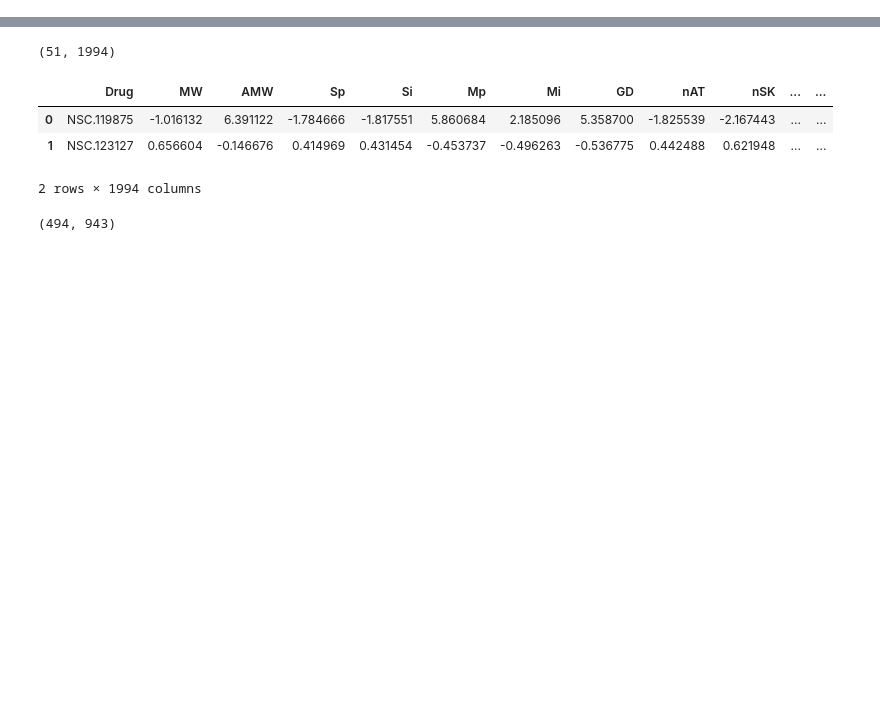
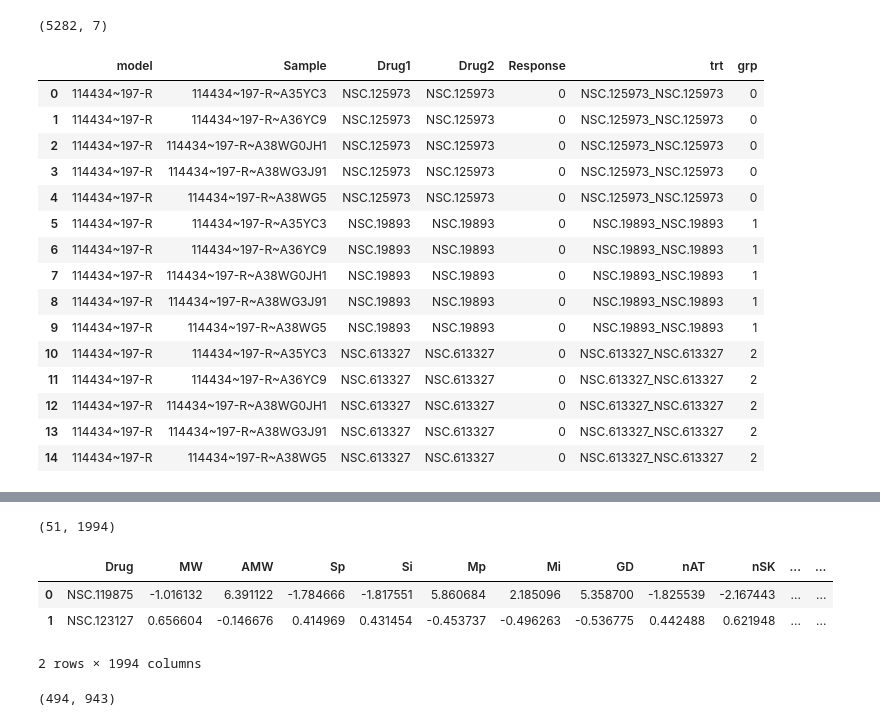
Before and after one commit to adpartin/pdx-histo, a Jupyter notebook: nbs/yitan_data.ipynb, the cells around one changed output, grey strips where cells are left out. Drawn from its saved outputs; the diff is of its cells as text; code cells hidden in the pictures; blank space fills up the shorter version.

```diff
--- a/nbs/yitan_data.ipynb
+++ b/nbs/yitan_data.ipynb
@@ -26,0 +64,13 @@ The autoreload extension is already loaded. To reload it, use:
+# %%
+# Copy Drug1 to Drug2 in case of single drug treatments
+drug2 = []
+
+for i, (d1, d2) in enumerate(zip(rr["Drug1"], rr["Drug2"])):
+    if isinstance(d2, str) and d2.startswith("NSC."):
+        drug2.append(d2)  # drug pair
+    else:
+        drug2.append(d1)  # single drug; copy to drug1 to drug2
+
+rr["Drug2"] = drug2
+display(rr[:2])
+print(rr.shape)
@@ -26,0 +82,5 @@ The autoreload extension is already loaded. To reload it, use:
+# %%
+# Create drug treatment string ids
+rr["trt"] = ["_".join(sorted([d1, d2])) for d1, d2 in zip(rr["Drug1"], rr["Drug2"])]
+display(rr[:2])
+print(rr.shape)
@@ -26,0 +92,8 @@ The autoreload extension is already loaded. To reload it, use:
+# %%
+# Create treatment groups (specimen-treatment pairs)
+gg = rr[["model", "trt"]].drop_duplicates(subset=["model", "trt"]).reset_index(drop=True)
+gg = gg.reset_index().rename(columns={"index": "grp"})
+gg = gg[["model", "trt", "grp"]]
+print(gg.shape)
+print(gg.grp.unique()[:20])
+display(gg[:2])
@@ -26,0 +106,23 @@ The autoreload extension is already loaded. To reload it, use:
+# %%
+# Assign treatment groups into master df
+rr = rr.merge(gg, on=["model", "trt"], how="inner")
+print(rr.shape)
+display(rr[:15])
+# %% [output]
+(5282, 7)
+|  | model | Sample | Drug1 | Drug2 | Response | trt | grp |
+| 0 | 114434~197-R | 114434~197-R~A35YC3 | NSC.125973 | NSC.125973 | 0 | NSC.125973_NSC.125973 | 0 |
+| 1 | 114434~197-R | 114434~197-R~A36YC9 | NSC.125973 | NSC.125973 | 0 | NSC.125973_NSC.125973 | 0 |
+| 2 | 114434~197-R | 114434~197-R~A38WG0JH1 | NSC.125973 | NSC.125973 | 0 | NSC.125973_NSC.125973 | 0 |
+| 3 | 114434~197-R | 114434~197-R~A38WG3J91 | NSC.125973 | NSC.125973 | 0 | NSC.125973_NSC.125973 | 0 |
+| 4 | 114434~197-R | 114434~197-R~A38WG5 | NSC.125973 | NSC.125973 | 0 | NSC.125973_NSC.125973 | 0 |
+| 5 | 114434~197-R | 114434~197-R~A35YC3 | NSC.19893 | NSC.19893 | 0 | NSC.19893_NSC.19893 | 1 |
+| 6 | 114434~197-R | 114434~197-R~A36YC9 | NSC.19893 | NSC.19893 | 0 | NSC.19893_NSC.19893 | 1 |
+| 7 | 114434~197-R | 114434~197-R~A38WG0JH1 | NSC.19893 | NSC.19893 | 0 | NSC.19893_NSC.19893 | 1 |
+| 8 | 114434~197-R | 114434~197-R~A38WG3J91 | NSC.19893 | NSC.19893 | 0 | NSC.19893_NSC.19893 | 1 |
+| 9 | 114434~197-R | 114434~197-R~A38WG5 | NSC.19893 | NSC.19893 | 0 | NSC.19893_NSC.19893 | 1 |
+| 10 | 114434~197-R | 114434~197-R~A35YC3 | NSC.613327 | NSC.613327 | 0 | NSC.613327_NSC.613327 | 2 |
+| 11 | 114434~197-R | 114434~197-R~A36YC9 | NSC.613327 | NSC.613327 | 0 | NSC.613327_NSC.613327 | 2 |
+| 12 | 114434~197-R | 114434~197-R~A38WG0JH1 | NSC.613327 | NSC.613327 | 0 | NSC.613327_NSC.613327 | 2 |
+| 13 | 114434~197-R | 114434~197-R~A38WG3J91 | NSC.613327 | NSC.613327 | 0 | NSC.613327_NSC.613327 | 2 |
+| 14 | 114434~197-R | 114434~197-R~A38WG5 | NSC.613327 | NSC.613327 | 0 | NSC.613327_NSC.613327 | 2 |
```
Also changed, not shown: parts of 27 cells of this notebook.
